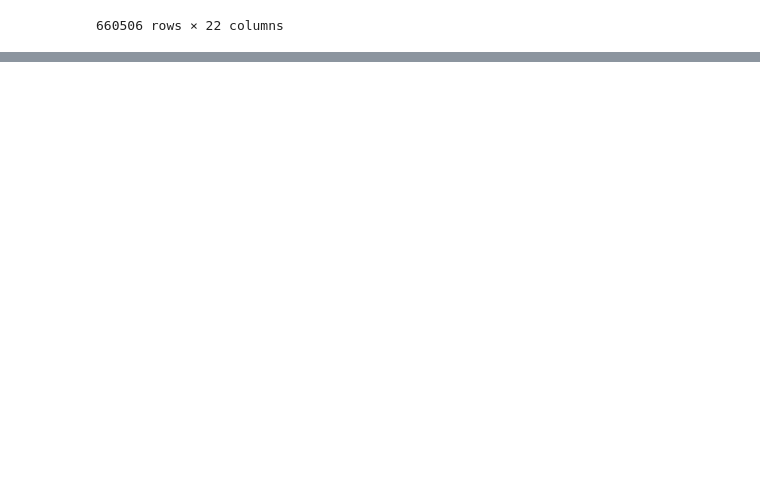
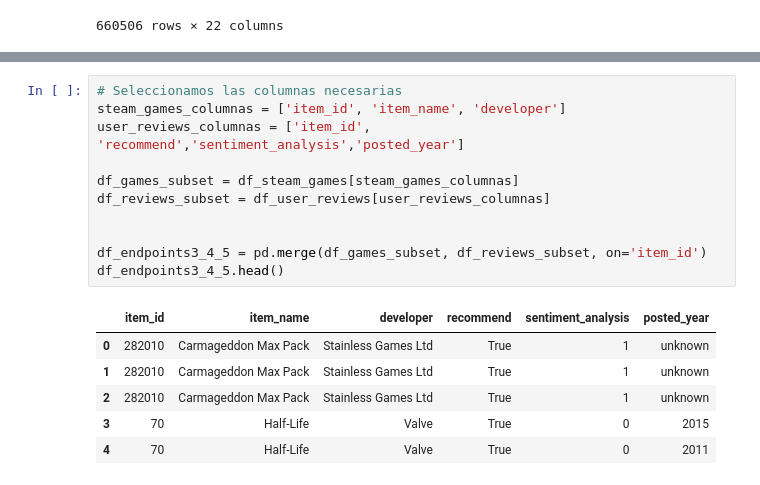
Before and after one commit to rrobles9112/Steam-MLOPS, a Jupyter notebook: Notebooks/Feature_engineering.ipynb, the cells around one changed output, grey strips where cells are left out. Drawn from its saved outputs; the diff is of its cells as text; blank space fills up the shorter version.

```diff
--- a/Notebooks/Feature_engineering.ipynb
+++ b/Notebooks/Feature_engineering.ipynb
@@ -230,0 +199,18 @@ max_playtime_by_genre_year
+# %%
+# Seleccionamos las columnas necesarias
+steam_games_columnas = ['item_id', 'item_name', 'developer']
+user_reviews_columnas = ['item_id', 'recommend','sentiment_analysis','posted_year']
+
+df_games_subset = df_steam_games[steam_games_columnas]
+df_reviews_subset = df_user_reviews[user_reviews_columnas]
+
+
+df_endpoints3_4_5 = pd.merge(df_games_subset, df_reviews_subset, on='item_id')
+df_endpoints3_4_5.head()
+# %% [output]
+|  | item_id | item_name | developer | recommend | sentiment_analysis | posted_year |
+| 0 | 282010 | Carmageddon Max Pack | Stainless Games Ltd | True | 1 | unknown |
+| 1 | 282010 | Carmageddon Max Pack | Stainless Games Ltd | True | 1 | unknown |
+| 2 | 282010 | Carmageddon Max Pack | Stainless Games Ltd | True | 1 | unknown |
+| 3 | 70 | Half-Life | Valve | True | 0 | 2015 |
+| 4 | 70 | Half-Life | Valve | True | 0 | 2011 |
```
Also changed, not shown: parts of 43 cells of this notebook.
